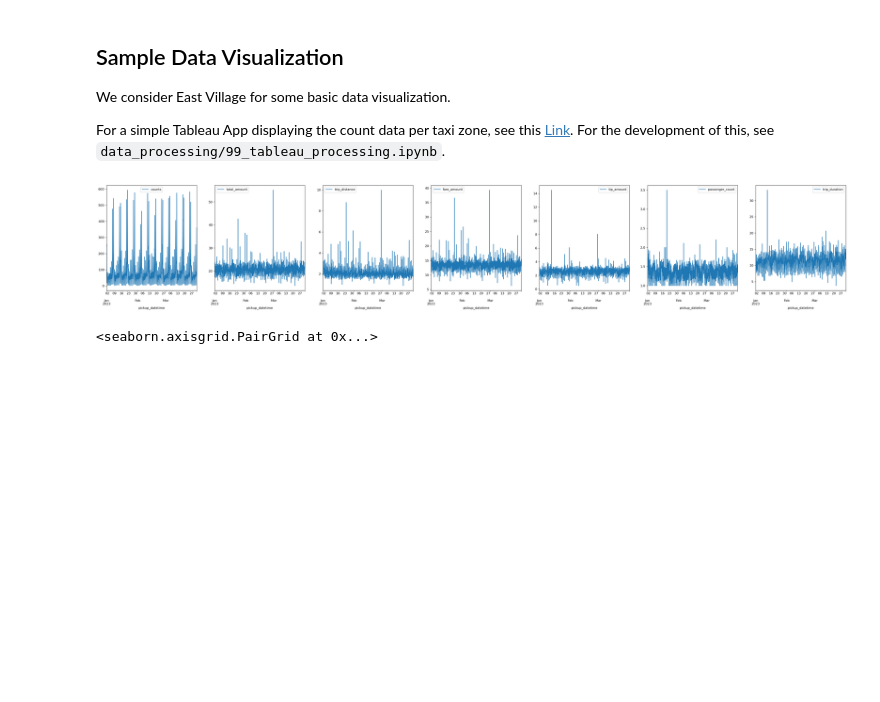
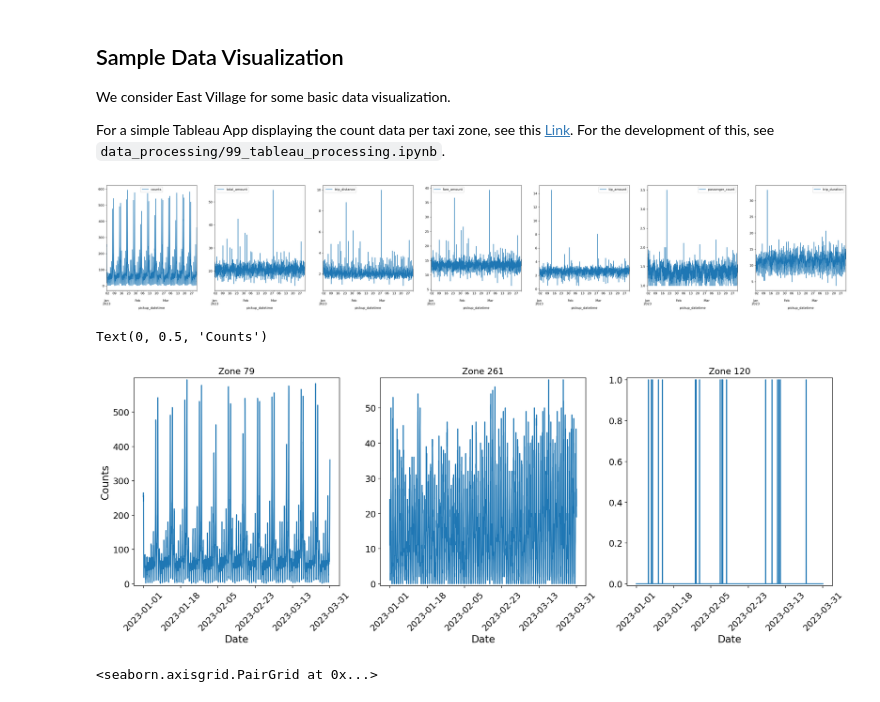
Before and after one commit to edwarddramirez/taxi-forecast, a Jupyter notebook: notebooks/00_a_data_summary.ipynb, the cells around one changed output. Drawn from its saved outputs; the diff is of its cells as text; code cells hidden in the pictures; blank space fills up the shorter version.

```diff
--- a/notebooks/00_a_data_summary.ipynb
+++ b/notebooks/00_a_data_summary.ipynb
@@ -215,6 +231,26 @@ for i, col in enumerate(['counts', 'total_amount', 'trip_distance', 'fare_amount
     ts_z.plot(x = 'pickup_datetime', y = col, ax = axes[i])
 # %% [output]
 [figure]
+# %%
+import matplotlib
+matplotlib.rc('xtick', labelsize=14)
+matplotlib.rc('ytick', labelsize=14)
+
+# time series data for three other zones
+fig, axes = plt.subplots(figsize = (20, 6), dpi = 120, nrows = 1, ncols = 3)
+for i, z in enumerate([79, 261, 120]):
+    ts_z = ts_p[ts_p['PULocationID'] == z].copy() # equivalent for route-level data: ts_z = pr.route_to_pulocation(ts, 4)
+    # ts_z.plot(x = 'pickup_datetime', y = 'counts', ax = axes[i], fontsize = 16, title = f'Zone {z}')
+    axes[i].plot(ts_z['pickup_datetime'], ts_z['counts'])
+    axes[i].set_xlabel('Date', fontsize = 16)
+    axes[i].set_xticks(ts_z['pickup_datetime'][::int(len(ts_z)/5)])
+    axes[i].set_xticklabels(ts_z['pickup_datetime'].dt.date[::int(len(ts_z)/5)], rotation = 45, fontsize = 14)
+    axes[i].set_title(f'Zone {z}', fontsize = 14)
+    axes[i].set_ylim([-ts_z.counts.max() / 100, ts_z.counts.max() * (1 + 1/100)])
+axes[0].set_ylabel('Counts', fontsize = 16)
+# %% [output]
+Text(0, 0.5, 'Counts')
+[figure, added]
 # %%
 # time series data for zone 79
 features = ['counts', 'total_amount', 'tip_amount', 'fare_amount', 'trip_distance']
```
Also changed, not shown: parts of 4 cells of this notebook, 1 other file.
